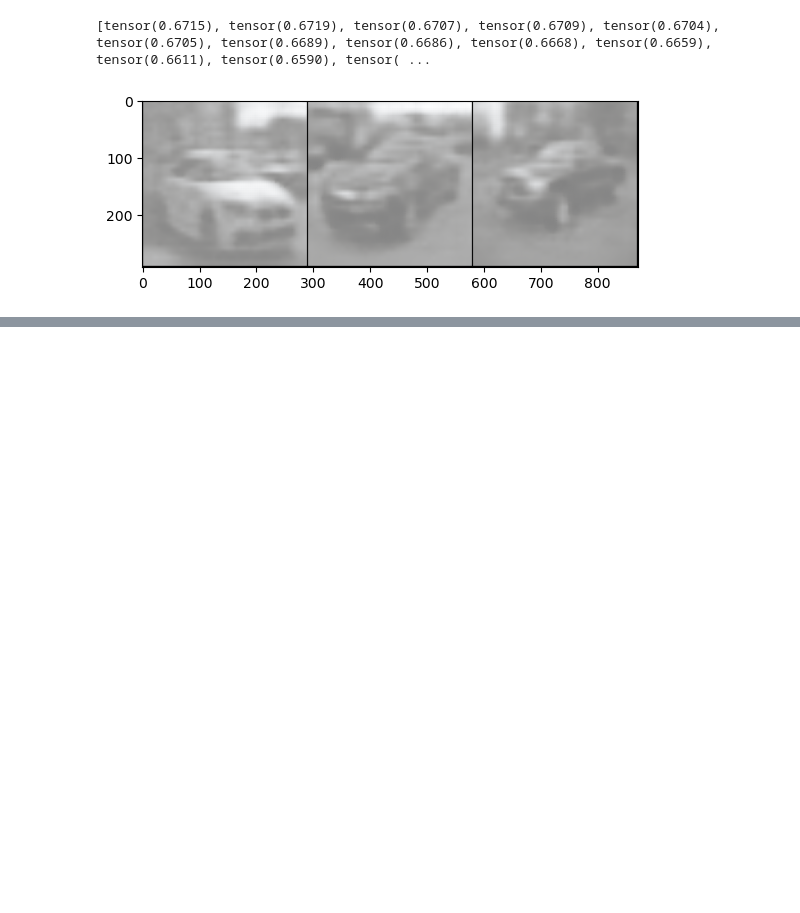
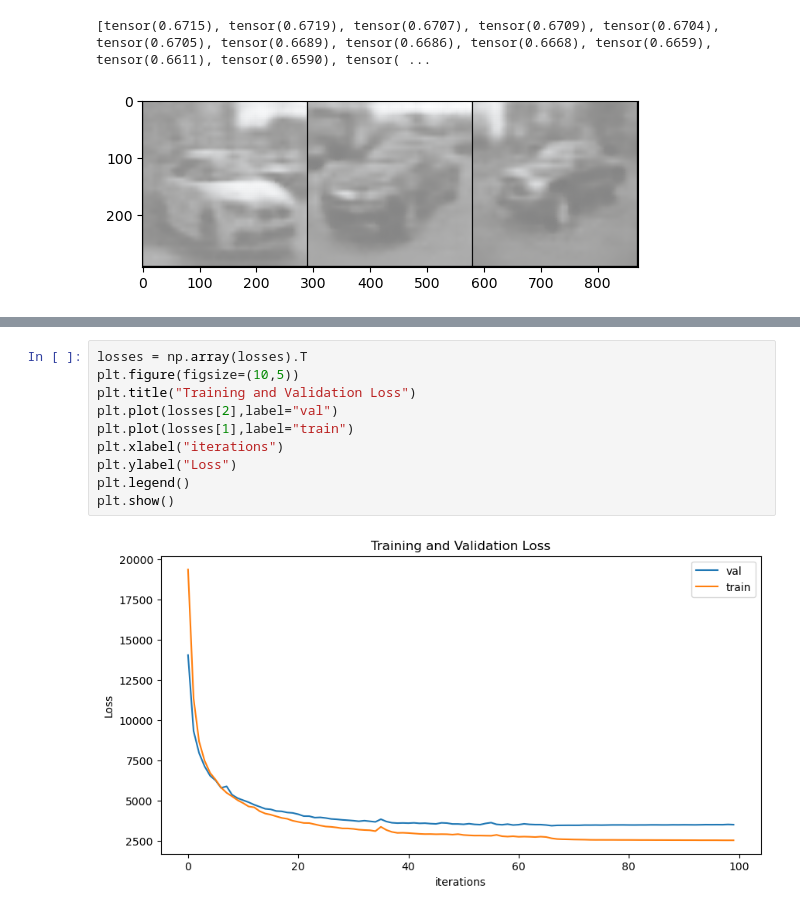
Before and after one commit to lougau92/damaged-cars-assessor, a Jupyter notebook: validate_ae.ipynb, the cells around one changed output, grey strips where cells are left out. Saved outputs shown, nothing was run; the diff lists cells and outputs as text; blank space fills up the shorter version.

Commit message:
add training curve plot

```diff
--- a/validate_ae.ipynb
+++ b/validate_ae.ipynb
@@ -73,0 +109,12 @@ imshowo(rep)
+# %%
+losses = np.array(losses).T
+plt.figure(figsize=(10,5))
+plt.title("Training and Validation Loss")
+plt.plot(losses[2],label="val")
+plt.plot(losses[1],label="train")
+plt.xlabel("iterations")
+plt.ylabel("Loss")
+plt.legend()
+plt.show()
+# %% [output]
+[figure, added]
```
Also changed, not shown: parts of 3 cells of this notebook, 3 other files.
